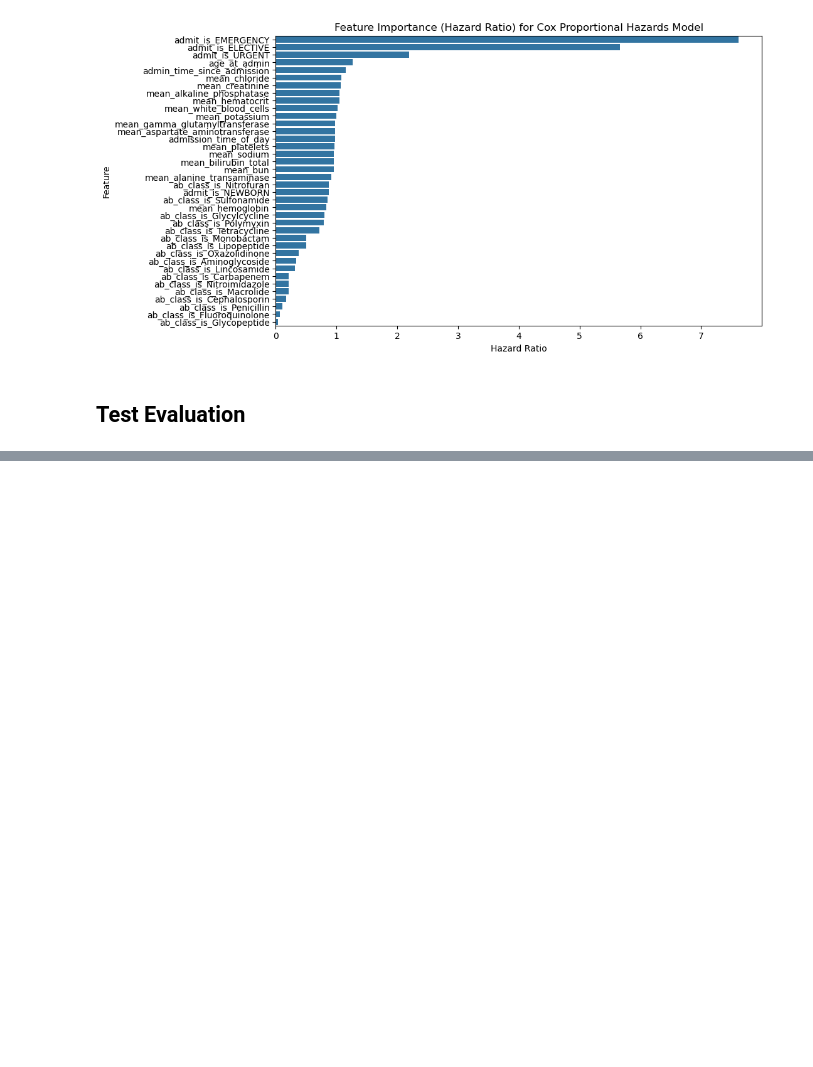
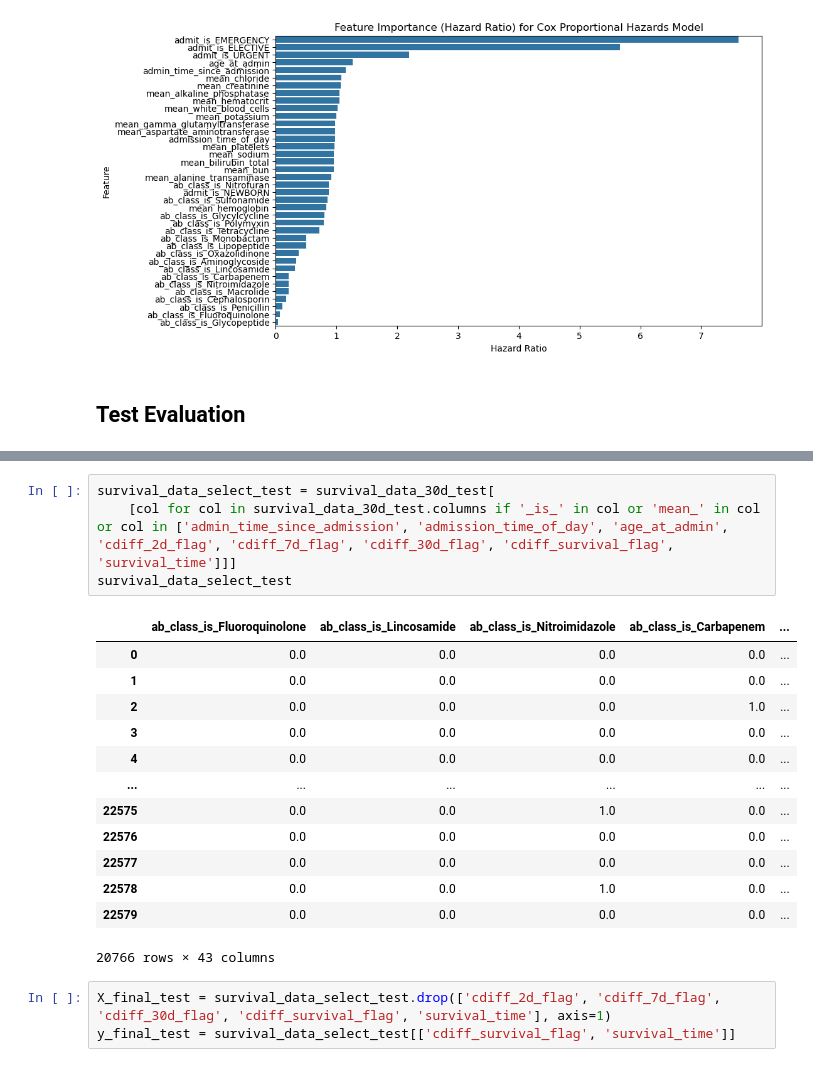
Before and after one commit to aszatrowski/predicting-cdiff, a Jupyter notebook: survival_analysis.ipynb, the cells around one changed output, grey strips where cells are left out. Saved outputs shown, nothing was run; the diff lists cells and outputs as text; blank space fills up the shorter version.

```diff
--- a/survival_analysis.ipynb
+++ b/survival_analysis.ipynb
@@ -147,0 +171,21 @@ plt.show()
+# %%
+survival_data_select_test = survival_data_30d_test[
+    [col for col in survival_data_30d_test.columns if '_is_' in col or 'mean_' in col or col in ['admin_time_since_admission', 'admission_time_of_day', 'age_at_admin', 'cdiff_2d_flag', 'cdiff_7d_flag', 'cdiff_30d_flag', 'cdiff_survival_flag', 'survival_time']]]
+survival_data_select_test
+# %% [output]
+|  | ab_class_is_Fluoroquinolone | ab_class_is_Lincosamide | ab_class_is_Nitroimidazole | ab_class_is_Carbapenem | ... |
+| 0 | 0.0 | 0.0 | 0.0 | 0.0 | ... |
+| 1 | 0.0 | 0.0 | 0.0 | 0.0 | ... |
+| 2 | 0.0 | 0.0 | 0.0 | 1.0 | ... |
+| 3 | 0.0 | 0.0 | 0.0 | 0.0 | ... |
+| 4 | 0.0 | 0.0 | 0.0 | 0.0 | ... |
+| ... | ... | ... | ... | ... | ... |
+| 22575 | 0.0 | 0.0 | 1.0 | 0.0 | ... |
+| 22576 | 0.0 | 0.0 | 0.0 | 0.0 | ... |
+| 22577 | 0.0 | 0.0 | 0.0 | 0.0 | ... |
+| 22578 | 0.0 | 0.0 | 1.0 | 0.0 | ... |
+| 22579 | 0.0 | 0.0 | 0.0 | 0.0 | ... |
+20766 rows × 43 columns
+# %%
+X_final_test = survival_data_select_test.drop(['cdiff_2d_flag', 'cdiff_7d_flag', 'cdiff_30d_flag', 'cdiff_survival_flag', 'survival_time'], axis=1)
+y_final_test = survival_data_select_test[['cdiff_survival_flag', 'survival_time']]
```
Also changed, not shown: parts of 3 cells of this notebook.
